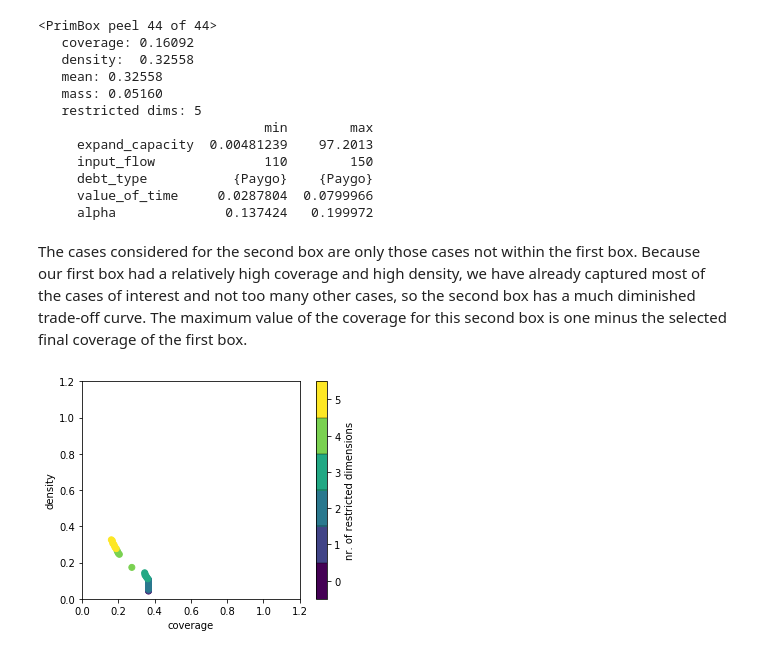
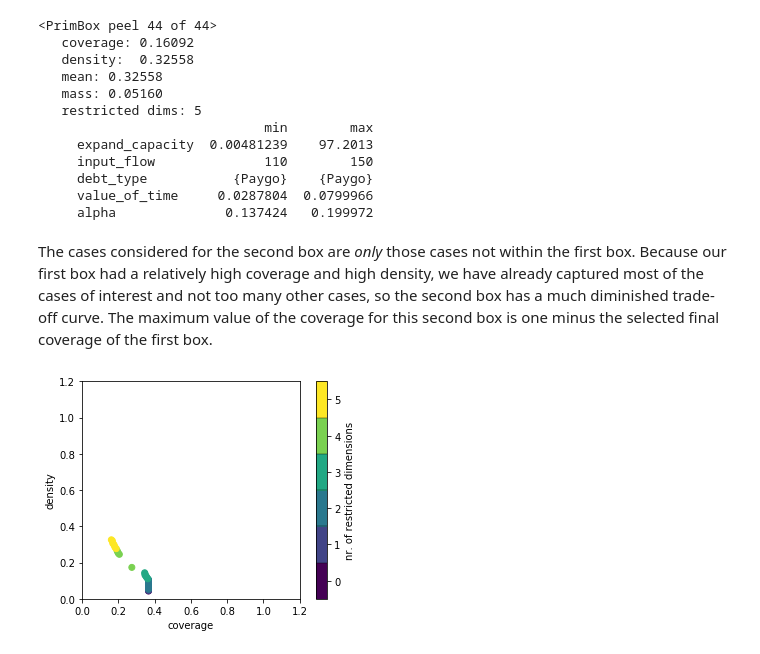
Before and after one commit to tmip-emat/tmip-emat, a Jupyter notebook: docs/source/emat.analysis/prim.ipynb, the cells around one changed output. Saved outputs shown, nothing was run; the diff lists cells and outputs as text; code cells hidden in the pictures.

```diff
--- a/docs/source/emat.analysis/prim.ipynb
+++ b/docs/source/emat.analysis/prim.ipynb
@@ -229,16 +254,16 @@ box2
      value_of_time     0.0287804  0.0799966
      alpha              0.137424   0.199972
 # %% [markdown]
-The cases considered for the second box are only those cases
+The cases considered for the second box are *only* those cases
 not within the first box.  Because our first box had a relatively
 high coverage and high density, we have already captured most of
 the cases of interest and not too many other cases, so the
 second box has a much diminished trade-off curve.  The maximum
 value of the coverage for this second box is one minus the
 selected final coverage of the first box.
-# %%
-ax = box2.show_tradeoff()
-# %% [output]
-[figure, removed]
+# %%
+box2.show_tradeoff();
+# %% [output]
+[figure, added]
 # %% [markdown]
 We can also make a similar scatter plot for this second box.
```
Also changed, not shown: parts of 10 cells of this notebook, 1 other file.
